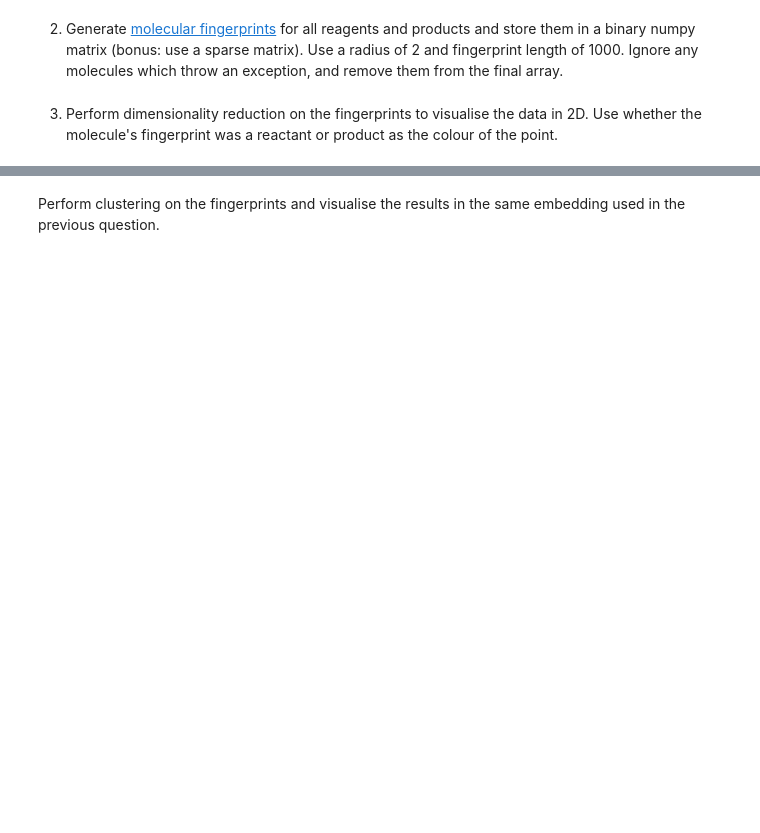
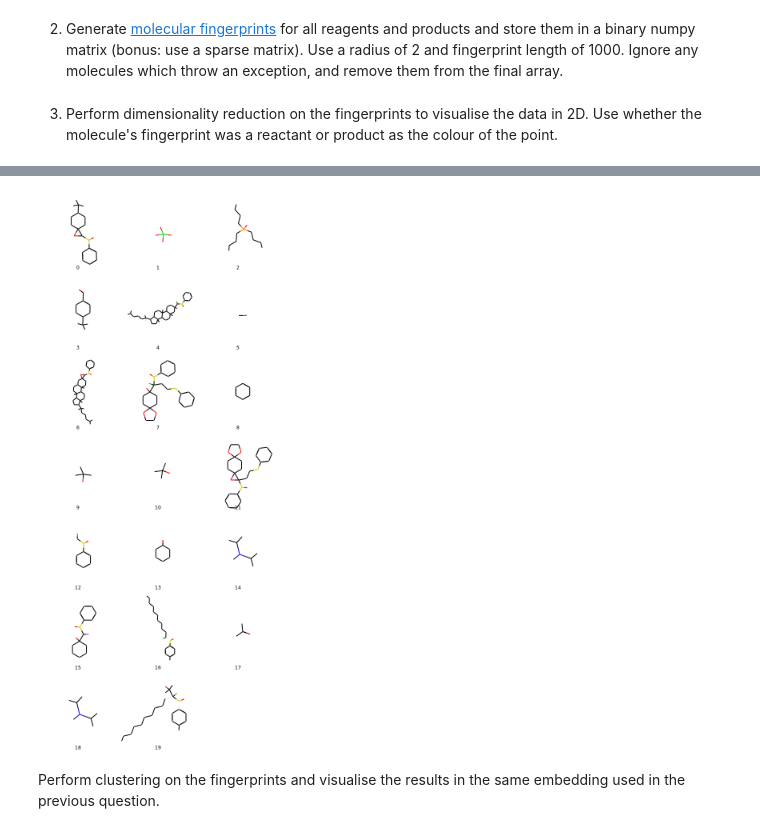
Before and after one commit to adhardy/Deepmatter-Interview, a Jupyter notebook: notebook/ds_nb_1.ipynb, the cells around one changed output, grey strips where cells are left out. Drawn from its saved outputs; the diff is of its cells as text; code cells hidden in the pictures; blank space fills up the shorter version.

```diff
--- a/notebook/ds_nb_1.ipynb
+++ b/notebook/ds_nb_1.ipynb
@@ -481,4 +414,14 @@ fig_scree
 [figure]
+# %%
+from rdkit.Chem import Draw
+
+# === Visualise Molecules ===
+
+legends = [str(x) for x in range(0,len(molecules))]
+img = Draw.MolsToGridImage(molecules, legends=legends)
+img
+# %% [output]
+[figure, added]
 # %% [markdown]
 Perform clustering on the fingerprints and visualise the results in the same embedding used
 in the previous question.
```
Also changed, not shown: parts of 13 cells of this notebook, 1 other file.
